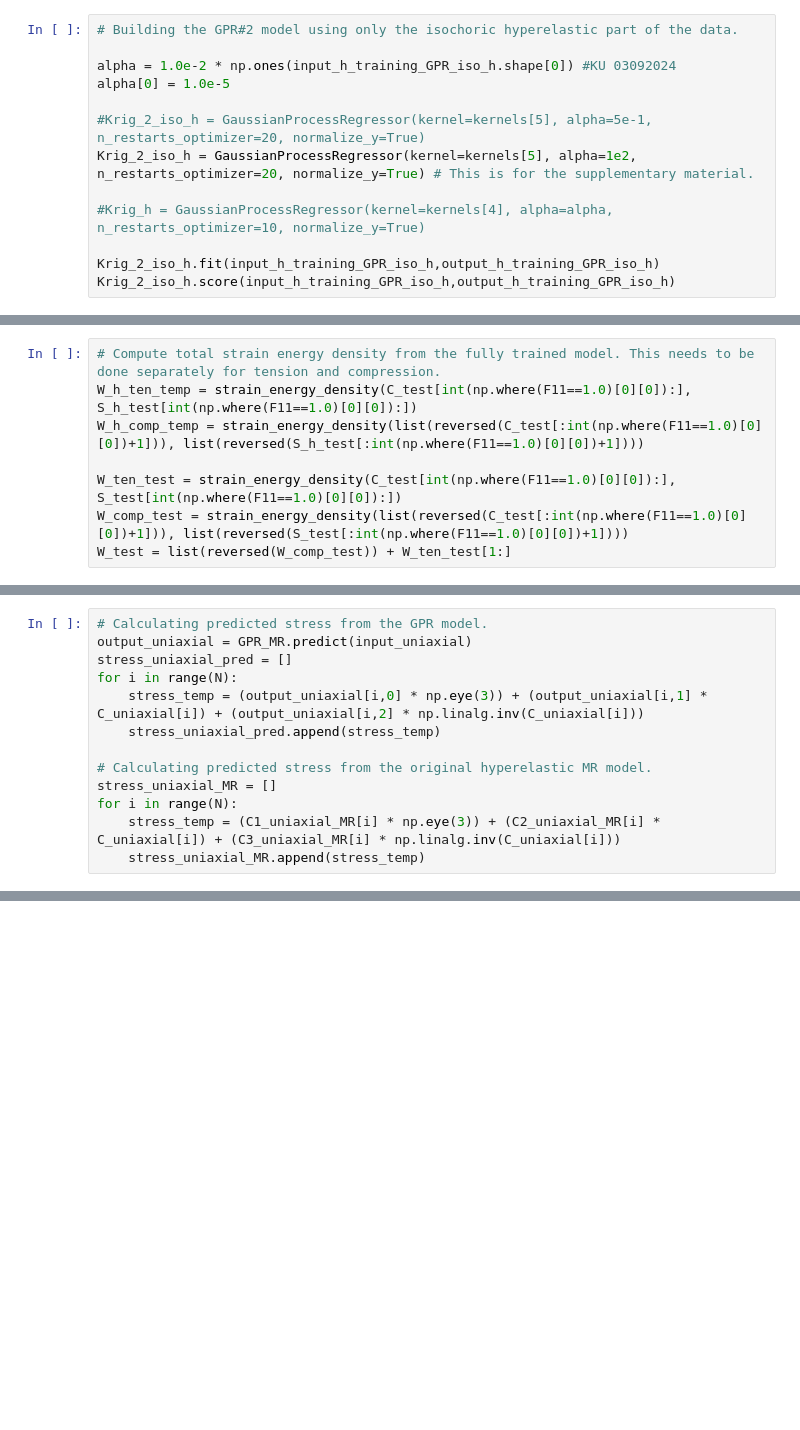
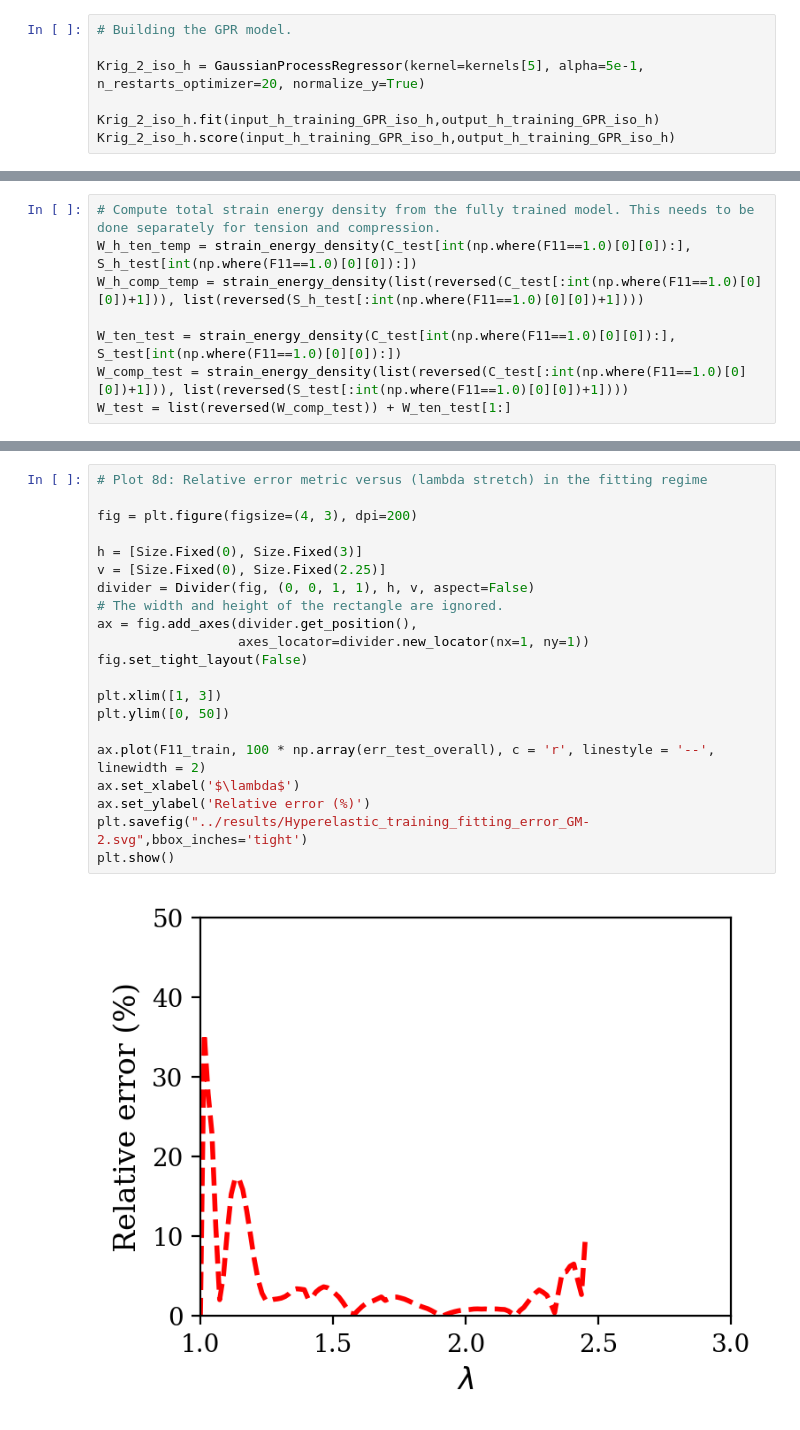
Before and after one commit to Soft-Materials-Mechanics-Laboratory/hyperelastic-damage-gpr, a Jupyter notebook: notebooks/02_experimental_validation-GM2.ipynb, the cells around one changed output, grey strips where cells are left out. Drawn from its saved outputs; the diff is of its cells as text; blank space fills up the shorter version.

```diff
--- a/notebooks/02_experimental_validation-GM2.ipynb
+++ b/notebooks/02_experimental_validation-GM2.ipynb
@@ -650,13 +250,7 @@ kernels = [ConstantKernel(1.0, (1e-4, 1e4)) * RBF(1, (1e-6, 1e6)),
 # %%
-# Building the GPR#2 model using only the isochoric hyperelastic part of the data.
+# Building the GPR model.
 
-alpha = 1.0e-2 * np.ones(input_h_training_GPR_iso_h.shape[0]) #KU 03092024
-alpha[0] = 1.0e-5
-
-#Krig_2_iso_h = GaussianProcessRegressor(kernel=kernels[5], alpha=5e-1, n_restarts_optimizer=20, normalize_y=True)
-Krig_2_iso_h = GaussianProcessRegressor(kernel=kernels[5], alpha=1e2, n_restarts_optimizer=20, normalize_y=True) # This is for the supplementary material.
-
-#Krig_h = GaussianProcessRegressor(kernel=kernels[4], alpha=alpha, n_restarts_optimizer=10, normalize_y=True)
+Krig_2_iso_h = GaussianProcessRegressor(kernel=kernels[5], alpha=5e-1, n_restarts_optimizer=20, normalize_y=True)
 
 Krig_2_iso_h.fit(input_h_training_GPR_iso_h,output_h_training_GPR_iso_h)
 Krig_2_iso_h.score(input_h_training_GPR_iso_h,output_h_training_GPR_iso_h)
@@ -2604,13 +457,0 @@ C3_uniaxial_MR = (2 * k * J_uniaxial_MR * (J_uniaxial_MR - 1)) - (2*(A10 + 2*A01
-# %%
-# Calculating predicted stress from the GPR model.
-output_uniaxial = GPR_MR.predict(input_uniaxial)
-stress_uniaxial_pred = []
-for i in range(N):
-    stress_temp = (output_uniaxial[i,0] * np.eye(3)) + (output_uniaxial[i,1] * C_uniaxial[i]) + (output_uniaxial[i,2] * np.linalg.inv(C_uniaxial[i]))
-    stress_uniaxial_pred.append(stress_temp)
-
-# Calculating predicted stress from the original hyperelastic MR model.
-stress_uniaxial_MR = []
-for i in range(N):
-    stress_temp = (C1_uniaxial_MR[i] * np.eye(3)) + (C2_uniaxial_MR[i] * C_uniaxial[i]) + (C3_uniaxial_MR[i] * np.linalg.inv(C_uniaxial[i]))
-    stress_uniaxial_MR.append(stress_temp)
@@ -2793,0 +518,23 @@ plt.show()
+# %%
+# Plot 8d: Relative error metric versus (lambda stretch) in the fitting regime
+
+fig = plt.figure(figsize=(4, 3), dpi=200)
+
+h = [Size.Fixed(0), Size.Fixed(3)]
+v = [Size.Fixed(0), Size.Fixed(2.25)]
+divider = Divider(fig, (0, 0, 1, 1), h, v, aspect=False)
+# The width and height of the rectangle are ignored.
+ax = fig.add_axes(divider.get_position(),
+                  axes_locator=divider.new_locator(nx=1, ny=1))
+fig.set_tight_layout(False)
+
+plt.xlim([1, 3])
+plt.ylim([0, 50])
+
+ax.plot(F11_train, 100 * np.array(err_test_overall), c = 'r', linestyle = '--', linewidth = 2)
+ax.set_xlabel('$\lambda$')
+ax.set_ylabel('Relative error (%)')
+plt.savefig("../results/Hyperelastic_training_fitting_error_GM-2.svg",bbox_inches='tight')
+plt.show()
+# %% [output]
+[figure, added]
```
Also changed, not shown: parts of 128 cells of this notebook, 3 other files.
